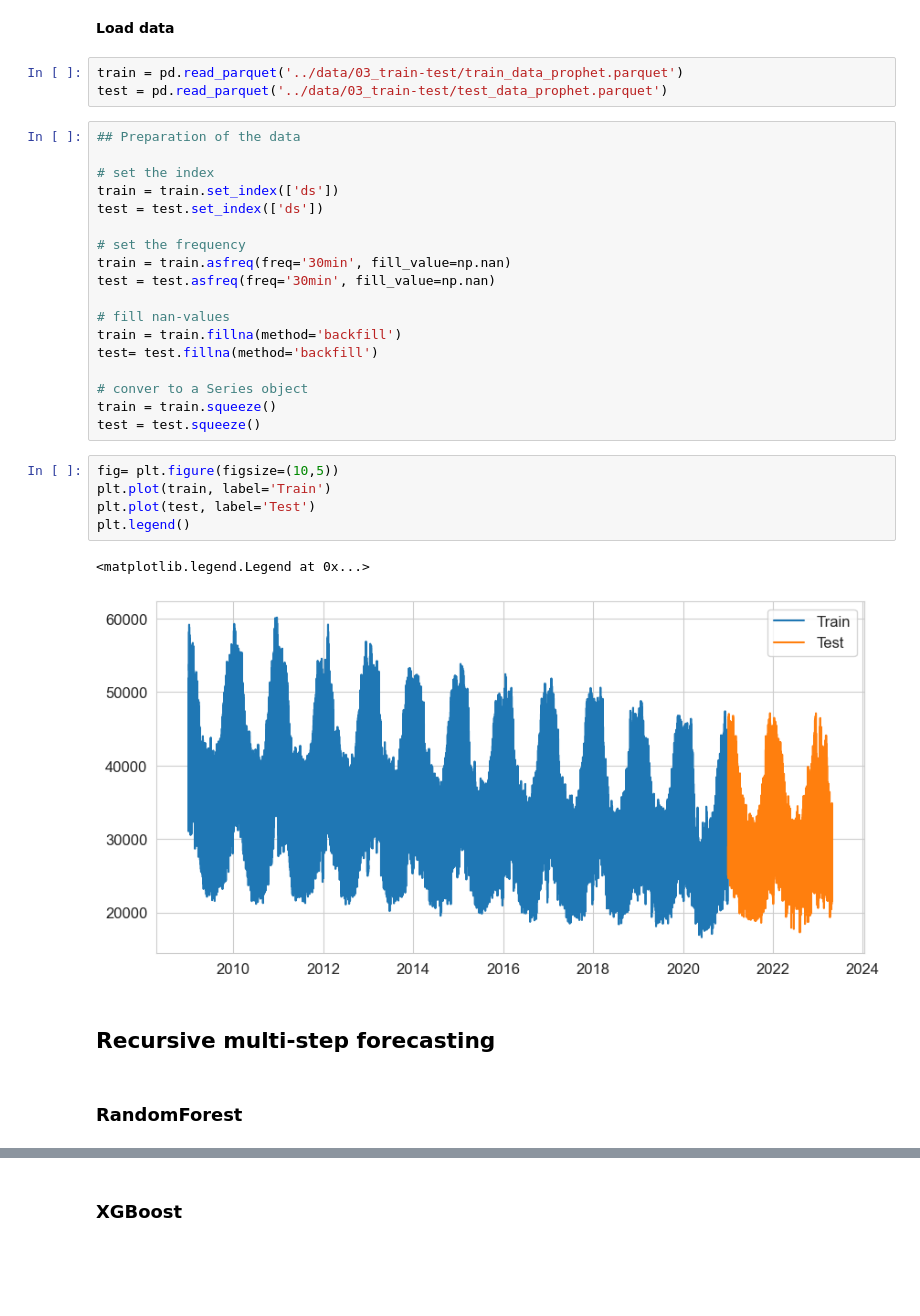
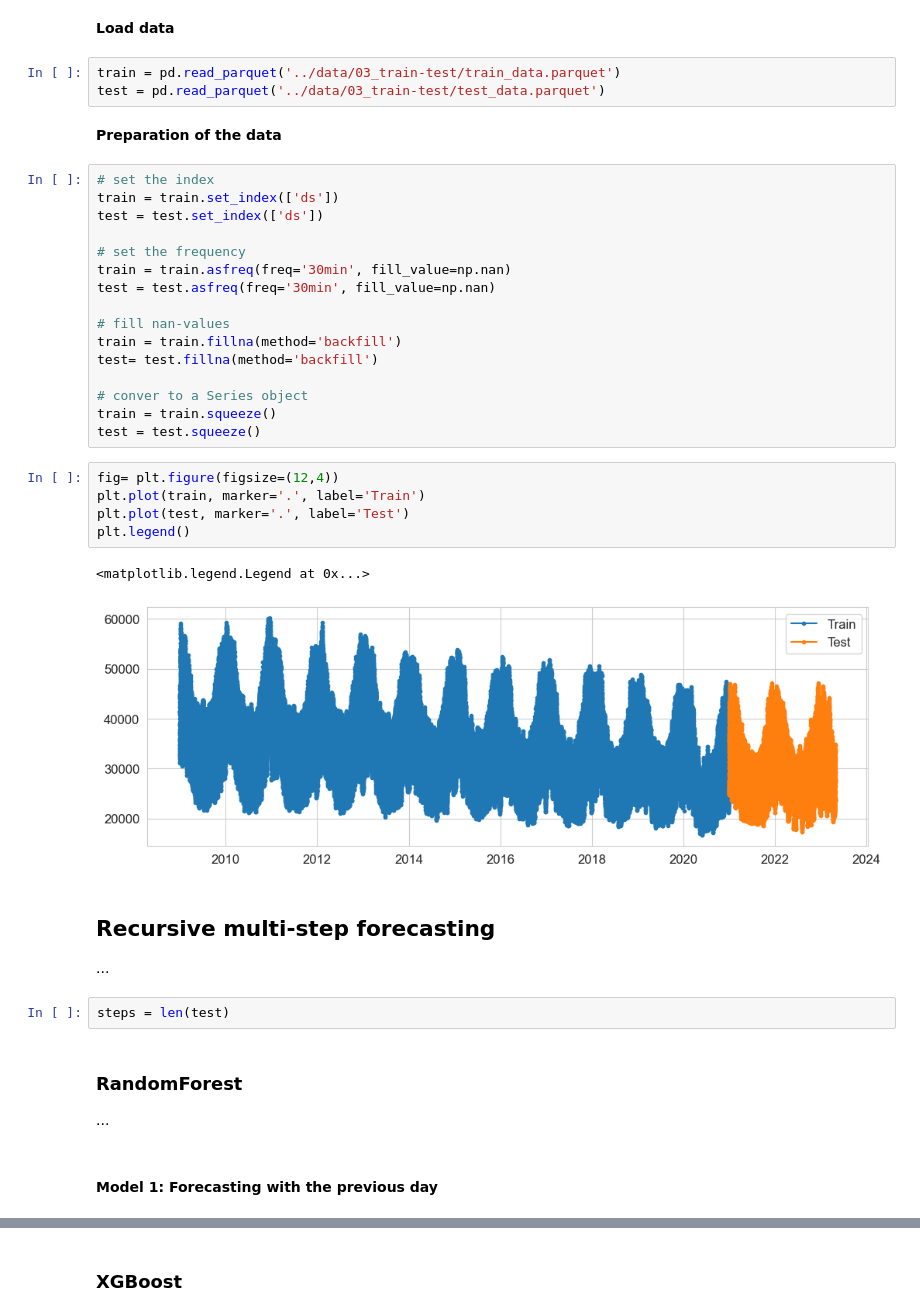
Before and after one commit to MarinaPenalver/TFG, a Jupyter notebook: notebooks/7. Autoregressors with decision trees.ipynb, the cells around one changed output, grey strips where cells are left out. Drawn from its saved outputs; the diff is of its cells as text; blank space fills up the shorter version.

```diff
--- a/notebooks/7. Autoregressors with decision trees.ipynb
+++ b/notebooks/7. Autoregressors with decision trees.ipynb
@@ -62,11 +60,11 @@ def mean_absolute_percentage_error(y_true, y_pred):
 # %% [markdown]
 **Load data**
 # %%
-train = pd.read_parquet('../data/03_train-test/train_data_prophet.parquet')
-test = pd.read_parquet('../data/03_train-test/test_data_prophet.parquet')
+train = pd.read_parquet('../data/03_train-test/train_data.parquet')
+test = pd.read_parquet('../data/03_train-test/test_data.parquet')
+# %% [markdown]
+**Preparation of the data**
 # %%
-## Preparation of the data
-
 # set the index
 train = train.set_index(['ds'])
 test = test.set_index(['ds'])
@@ -83,16 +81,24 @@ test= test.fillna(method='backfill')
 train = train.squeeze()
 test = test.squeeze()
 # %%
-fig= plt.figure(figsize=(10,5))
-plt.plot(train, label='Train')
-plt.plot(test, label='Test')
+fig= plt.figure(figsize=(12,4))
+plt.plot(train, marker='.', label='Train')
+plt.plot(test, marker='.', label='Test')
 plt.legend()
 # %% [output]
 <matplotlib.legend.Legend at 0x...>
-[figure, old version]
+[figure, new version]
 # %% [markdown]
 ## Recursive multi-step forecasting
+
+...
+# %%
+steps = len(test)
 # %% [markdown]
 ### RandomForest
+
+...
+# %% [markdown]
+#### Model 1: Forecasting with the previous day
 # %%
 %%time
```
Also changed, not shown: parts of 74 cells of this notebook, 9 other files.
